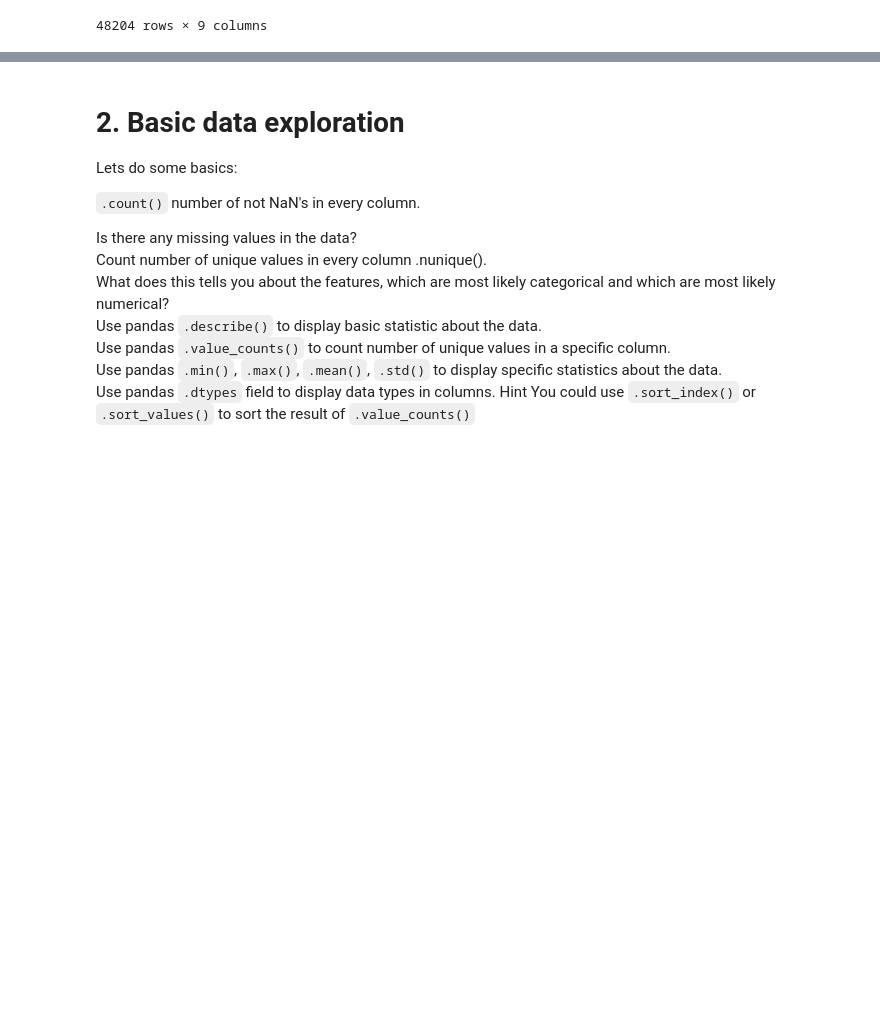
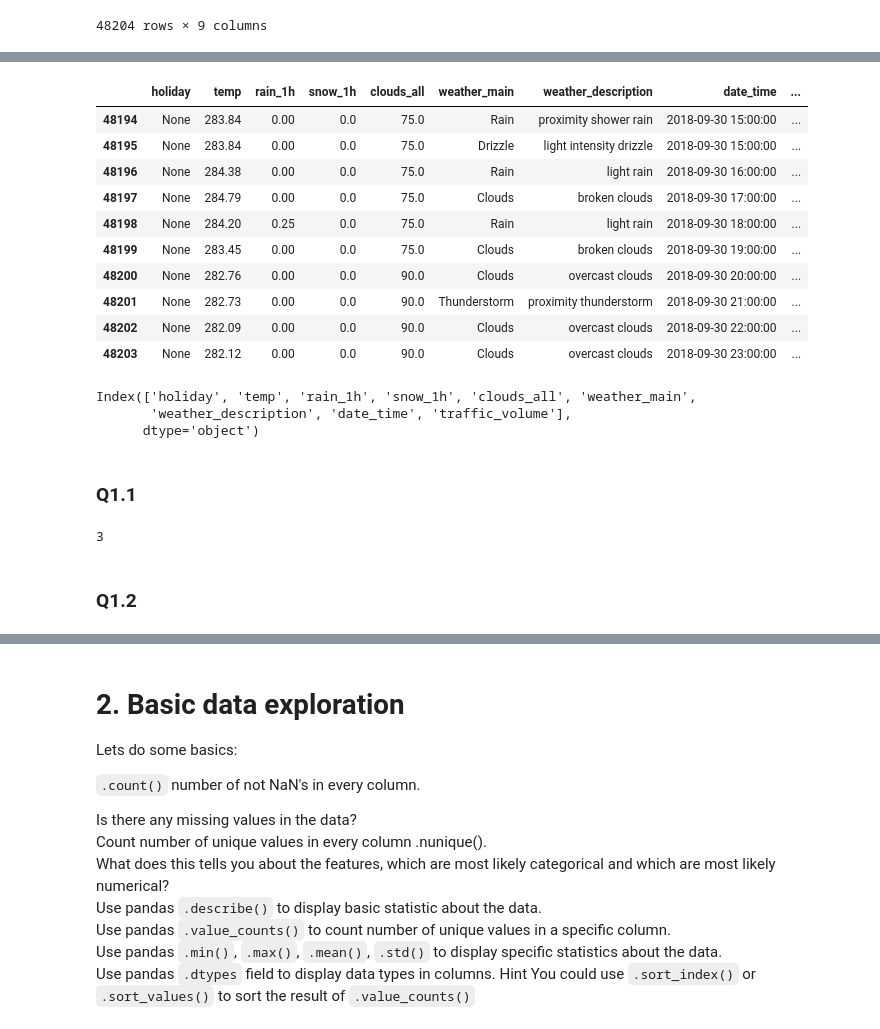
Before and after one commit to soldatsm/MIPT_ML, a Jupyter notebook: Traffic_prediction.ipynb, the cells around one changed output, grey strips where cells are left out. Saved outputs shown, nothing was run; the diff lists cells and outputs as text; code cells hidden in the pictures; blank space fills up the shorter version.

```diff
--- a/Traffic_prediction.ipynb
+++ b/Traffic_prediction.ipynb
@@ -66,9 +79,41 @@ data
 # %%
 # Observe last 10 observations (int)
+data.tail(10)
+# %% [output]
+|  | holiday | temp | rain_1h | snow_1h | clouds_all | weather_main | weather_description | date_time | ... |
+| 48194 | None | 283.84 | 0.00 | 0.0 | 75.0 | Rain | proximity shower rain | 2018-09-30 15:00:00 | ... |
+| 48195 | None | 283.84 | 0.00 | 0.0 | 75.0 | Drizzle | light intensity drizzle | 2018-09-30 15:00:00 | ... |
+| 48196 | None | 284.38 | 0.00 | 0.0 | 75.0 | Rain | light rain | 2018-09-30 16:00:00 | ... |
+| 48197 | None | 284.79 | 0.00 | 0.0 | 75.0 | Clouds | broken clouds | 2018-09-30 17:00:00 | ... |
+| 48198 | None | 284.20 | 0.25 | 0.0 | 75.0 | Rain | light rain | 2018-09-30 18:00:00 | ... |
+| 48199 | None | 283.45 | 0.00 | 0.0 | 75.0 | Clouds | broken clouds | 2018-09-30 19:00:00 | ... |
+| 48200 | None | 282.76 | 0.00 | 0.0 | 90.0 | Clouds | overcast clouds | 2018-09-30 20:00:00 | ... |
+| 48201 | None | 282.73 | 0.00 | 0.0 | 90.0 | Thunderstorm | proximity thunderstorm | 2018-09-30 21:00:00 | ... |
+| 48202 | None | 282.09 | 0.00 | 0.0 | 90.0 | Clouds | overcast clouds | 2018-09-30 22:00:00 | ... |
+| 48203 | None | 282.12 | 0.00 | 0.0 | 90.0 | Clouds | overcast clouds | 2018-09-30 23:00:00 | ... |
 # %%
 # Print all the columns/features names (int)
+data.columns
+# %% [output]
+Index(['holiday', 'temp', 'rain_1h', 'snow_1h', 'clouds_all', 'weather_main',
+       'weather_description', 'date_time', 'traffic_volume'],
+      dtype='object')
 # %%
 # Q1.1 How many columns end with a vowel?
 # Q1.2 How many columns start with a vowel?
 # Q1.3 Which columns are associated with the condition of weather?
 # Q1.4 How many columns have `th` in their names?
+# %% [markdown]
+### Q1.1
+# %%
+c = 0
+for i in data.columns:
+
+    if i[-1].lower() in 'aoeiy':
+        c += 1
+
+print(c)
+# %% [output]
+3
+# %% [markdown]
+### Q1.2
```
Also changed, not shown: parts of 21 cells of this notebook.
